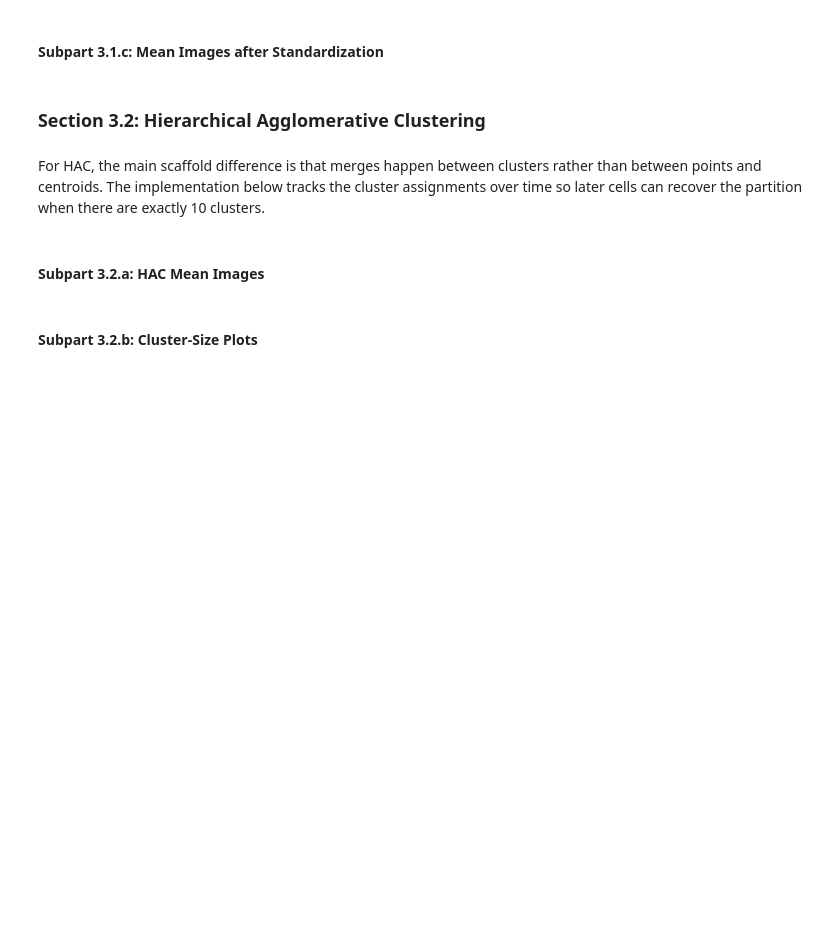
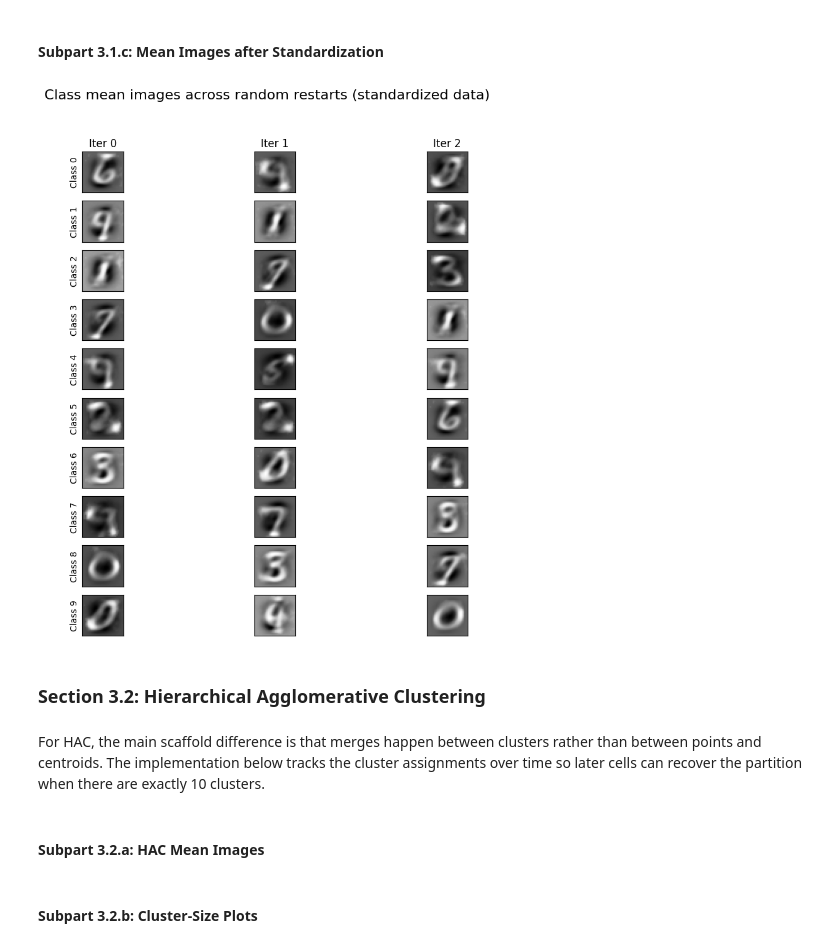
Before and after one commit to veselyo/cs181, a Jupyter notebook: hw5/hw5_release.ipynb, the cells around one changed output. Cells and saved outputs as stored; diff of their text form; code cells hidden in the pictures; blank space fills up the shorter version.

```diff
--- a/hw5/hw5_release.ipynb
+++ b/hw5/hw5_release.ipynb
@@ -991,14 +993,14 @@ make_mean_image_plot(large_dataset, filename='p2.2.png')
 # %%
 # TODO: Standardize each pixel to have mean 0 and variance 1 before rerunning K-means.
 # For any zero-variance pixel, divide by 1 instead to avoid division by zero.
-large_dataset_std = None
+mean = large_dataset.mean(axis=0)
+std = large_dataset.std(axis=0)
+std[std == 0] = 1
+large_dataset_std = (large_dataset - mean) / std
 
-# sol
-# YOUR CODE HERE
-pass
-# los
-
-make_mean_image_plot(large_dataset_std, standardized = True, filename='p2.3.png')
+make_mean_image_plot(large_dataset_std, standardized = True, filename='3.4.png')
+# %% [output]
+[figure, added]
 # %% [markdown]
 ### Section 3.2: Hierarchical Agglomerative Clustering
 # %% [markdown]
```
Also changed, not shown: parts of 1 cell of this notebook, 2 other files.
